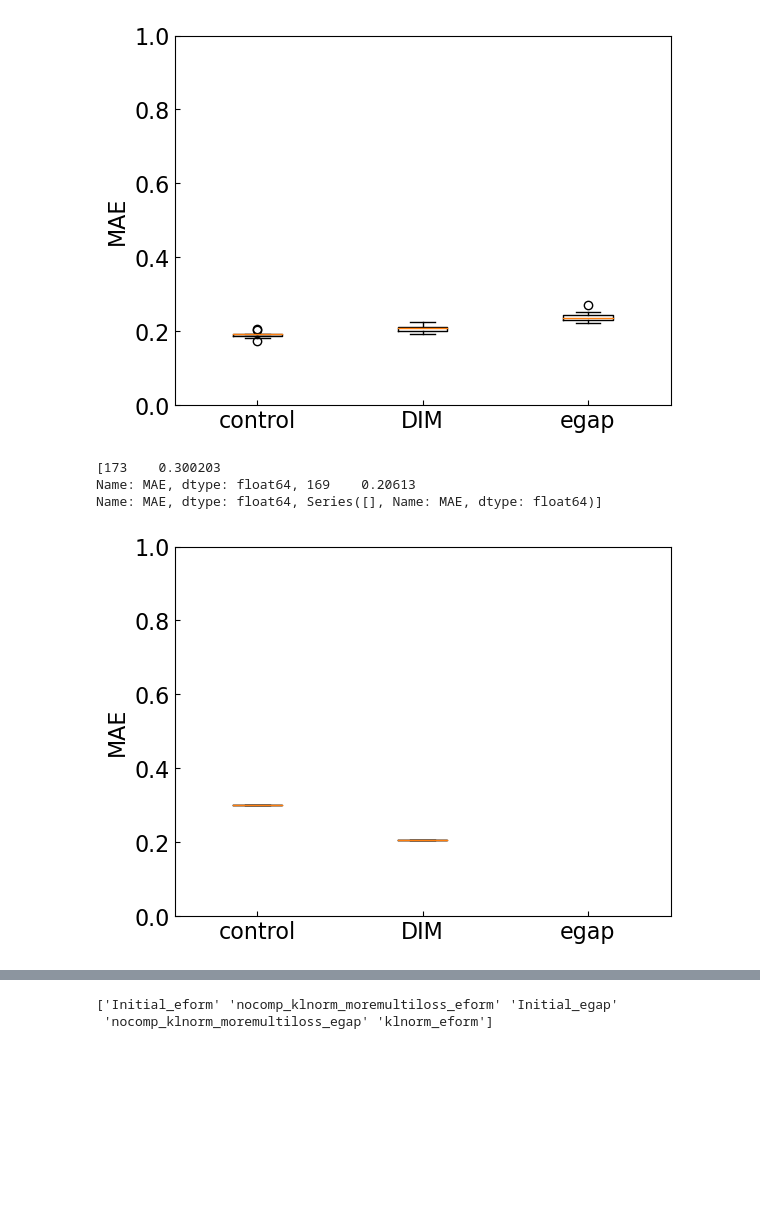
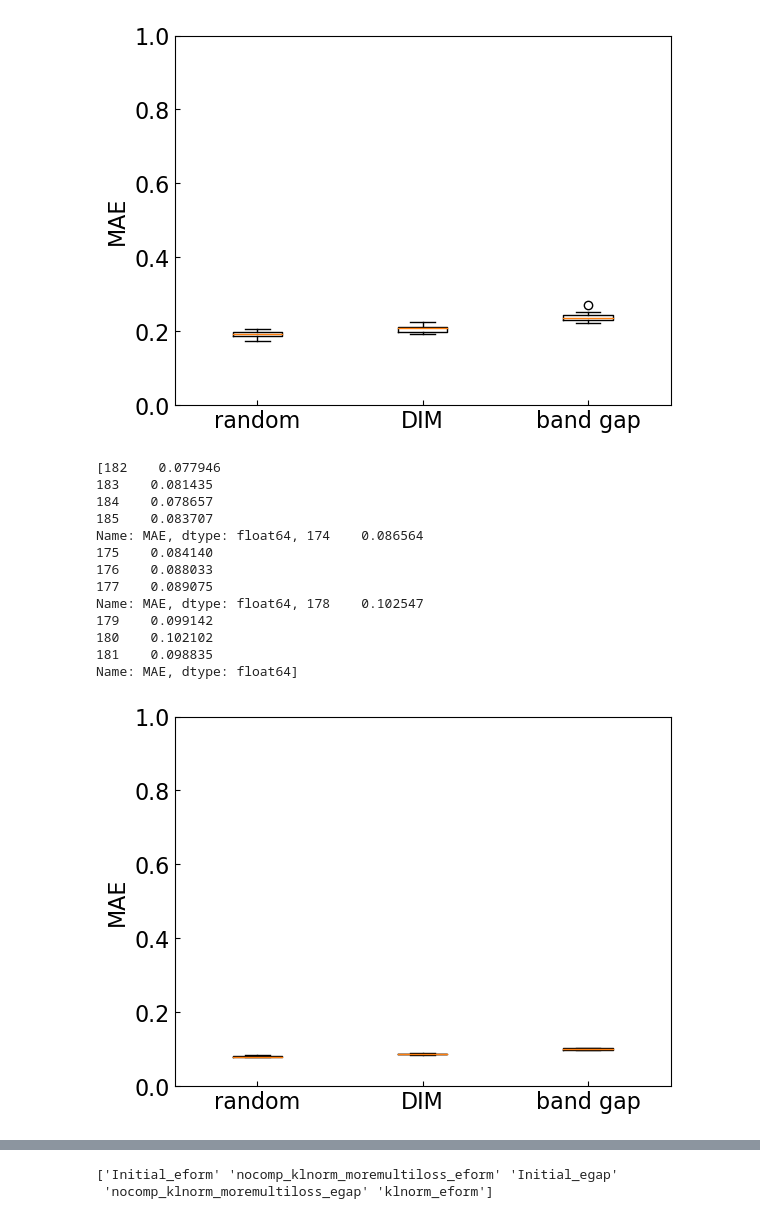
Before and after one commit to mm04926412/Site-Net, a Jupyter notebook: Downstream_MAEs_to_plots.ipynb, the cells around one changed output, grey strips where cells are left out. Drawn from its saved outputs; the diff is of its cells as text; code cells hidden in the pictures; blank space fills up the shorter version.

```diff
--- a/Downstream_MAEs_to_plots.ipynb
+++ b/Downstream_MAEs_to_plots.ipynb
@@ -15,10 +15,10 @@ matplotlib.rc('font', **font)
 DownMAE = pd.read_csv("Downstream_MAEs.csv",header=None,names=["filename","MAE"])
 print(DownMAE[DownMAE["filename"].str.contains("eform_compact_dim_s250_initial_downstream_Neither")])
 
-box_plot_1 = [["eform_compact_dim_s100_initial_downstream_Neither_", "eform_compact_dim_s100_DIM_downstream_Neither_DIM_eform_", "eform_compact_dim_s100_DIM_downstream_Neither_Supervised_egap_"],["control","DIM","egap"],"eform_s100_transfer.png",[0.0,1.0]]
-box_plot_2 = [["eform_compact_dim_s250_initial_downstream_Neither_","eform_compact_dim_s250_DIM_downstream_Neither_DIM_eform_","eform_compact_dim_s250_DIM_downstream_Neither_Supervised_egap_"],["control","DIM","egap"],"eform_s250_transfer.png",[0.0,1.0]]
-box_plot_3 = [["eform_compact_dim_s1000_initial_downstream_Neither_", "eform_compact_dim_s1000_DIM_downstream_Neither_DIM_eform_", "eform_compact_dim_s1000_DIM_downstream_Neither_Supervised_egap_"],["control","DIM","egap"],"eform_s1000_transfer.png",[0.0,1.0]]
-box_plot_4 = [["eform_compact_dim_s10000_initial_downstream_Both_", "eform_compact_dim_s10000_DIM_downstream_Both_DIM_eform_", "eform_compact_dim_s10000_DIM_downstream_Both_Supervised_egap_"],["control","DIM","egap"],"eform_s10000_transfer.png",[0.0,1.0]]
+box_plot_1 = [["eform_compact_dim_s100_initial_downstream_Neither_", "eform_compact_dim_s100_DIM_downstream_Neither_DIM_eform_", "eform_compact_dim_s100_DIM_downstream_Neither_Supervised_egap_"],["random","DIM","band gap"],"eform_s100_transfer.png",[0.0,1.0]]
+box_plot_2 = [["eform_compact_dim_s250_initial_downstream_Neither_","eform_compact_dim_s250_DIM_downstream_Neither_DIM_eform_","eform_compact_dim_s250_DIM_downstream_Neither_Supervised_egap_"],["random","DIM","band gap"],"eform_s250_transfer.png",[0.0,1.0]]
+box_plot_3 = [["eform_compact_dim_s1000_initial_downstream_Neither_", "eform_compact_dim_s1000_DIM_downstream_Neither_DIM_eform_", "eform_compact_dim_s1000_DIM_downstream_Neither_Supervised_egap_"],["random","DIM","band gap"],"eform_s1000_transfer.png",[0.0,1.0]]
+box_plot_4 = [["eform_compact_dim_s10000_initial_downstream_Neither_", "eform_compact_dim_s10000_DIM_downstream_Neither_DIM_eform_", "eform_compact_dim_s10000_DIM_downstream_Neither_Supervised_egap_"],["random","DIM","band gap"],"eform_s10000_transfer.png",[0.0,1.0]]
 box_plot_queue = [box_plot_1,box_plot_2,box_plot_3,box_plot_4]
 
 for plots in box_plot_queue:
@@ -86,6 +86,16 @@ Name: MAE, dtype: float64, 178    0.212715
 Name: MAE, dtype: float64]
-[figure, old version]
+[figure, new version]
-[173    0.300203
-Name: MAE, dtype: float64, 169    0.20613
-Name: MAE, dtype: float64, Series([], Name: MAE, dtype: float64)]
+[182    0.077946
+183    0.081435
+184    0.078657
+185    0.083707
+Name: MAE, dtype: float64, 174    0.086564
+175    0.084140
+176    0.088033
+177    0.089075
+Name: MAE, dtype: float64, 178    0.102547
+179    0.099142
+180    0.102102
+181    0.098835
+Name: MAE, dtype: float64]
-[figure, old version]
+[figure, new version]
```
Also changed, not shown: parts of 4 cells of this notebook, 2 other files.
